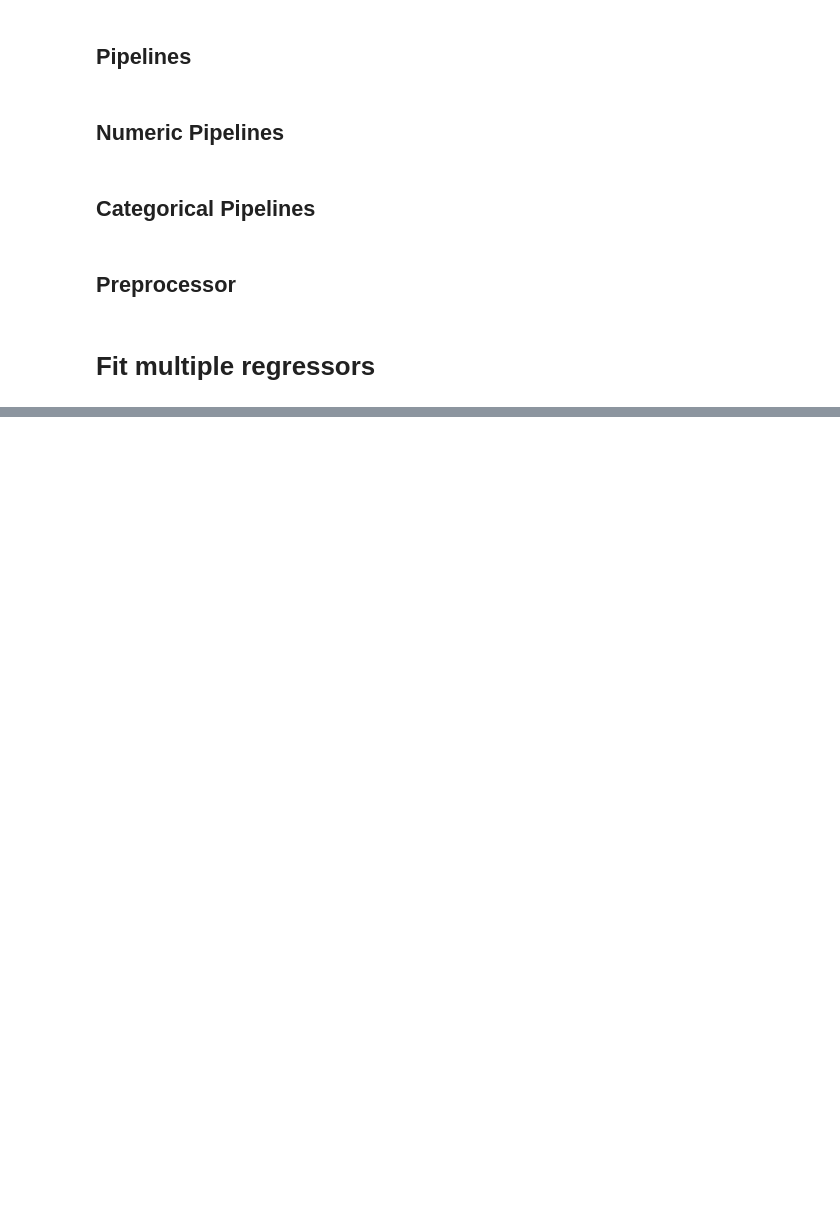
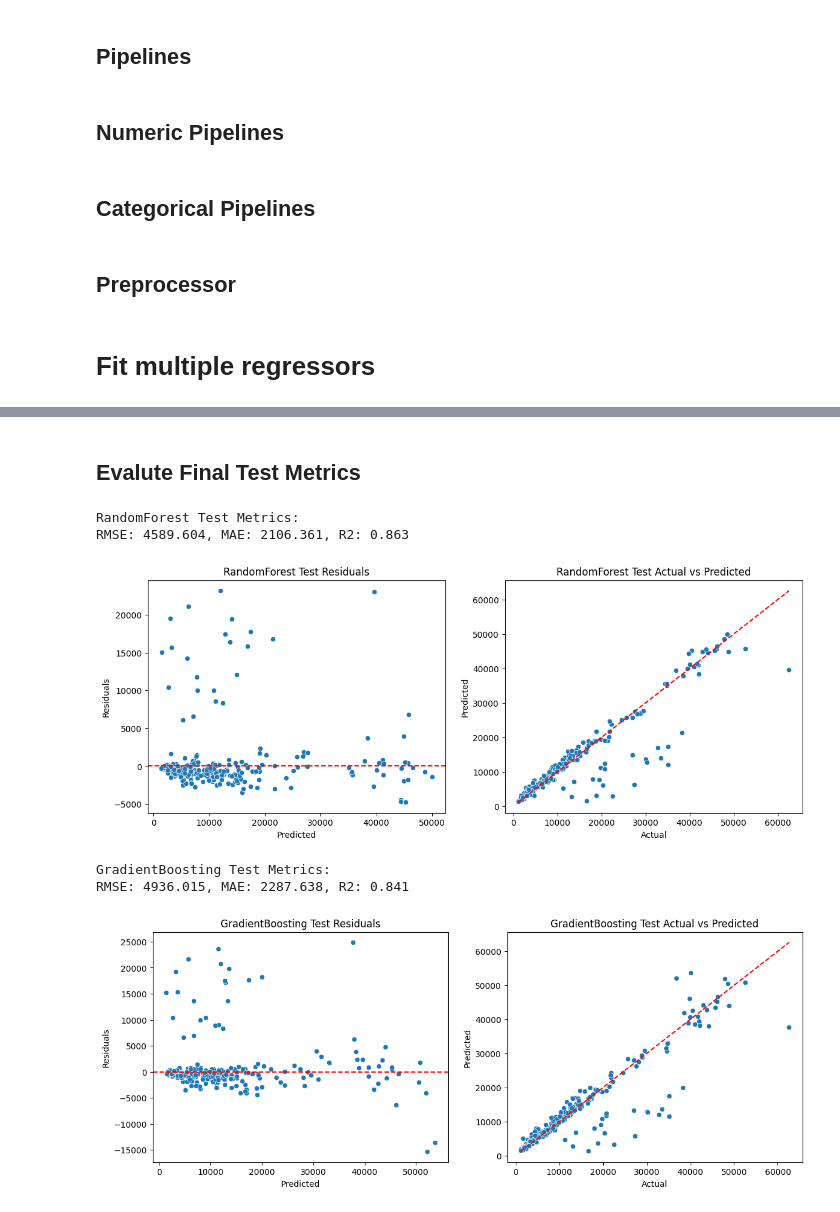
Before and after one commit to bijay-odyssey/Regression, a Jupyter notebook: Medical Insurance Forecast/Medical Insurance Forecast Model.ipynb, the cells around one changed output, grey strips where cells are left out. Cells and saved outputs as stored; diff of their text form; code cells hidden in the pictures; blank space fills up the shorter version.

```diff
--- a/Medical Insurance Forecast/Medical Insurance Forecast Model.ipynb
+++ b/Medical Insurance Forecast/Medical Insurance Forecast Model.ipynb
@@ -189,0 +358,15 @@ print(results_df)
+# %% [markdown]
+## Evalute Final Test Metrics
+# %%
+for name, model in zip(['RandomForest', 'GradientBoosting'], [best_rf, best_gb]):
+    print(f"\n{name} Test Metrics:")
+    y_test_pred = model.predict(X_test)
+    print_metrics(y_test, y_test_pred)
+    plot_diagnostics(y_test, y_test_pred, title_prefix=f'{name} Test')
+# %% [output]
+RandomForest Test Metrics:
+RMSE: 4589.604, MAE: 2106.361, R2: 0.863
+[figure, added]
+GradientBoosting Test Metrics:
+RMSE: 4936.015, MAE: 2287.638, R2: 0.841
+[figure, added]
```
Also changed, not shown: parts of 12 cells of this notebook.
